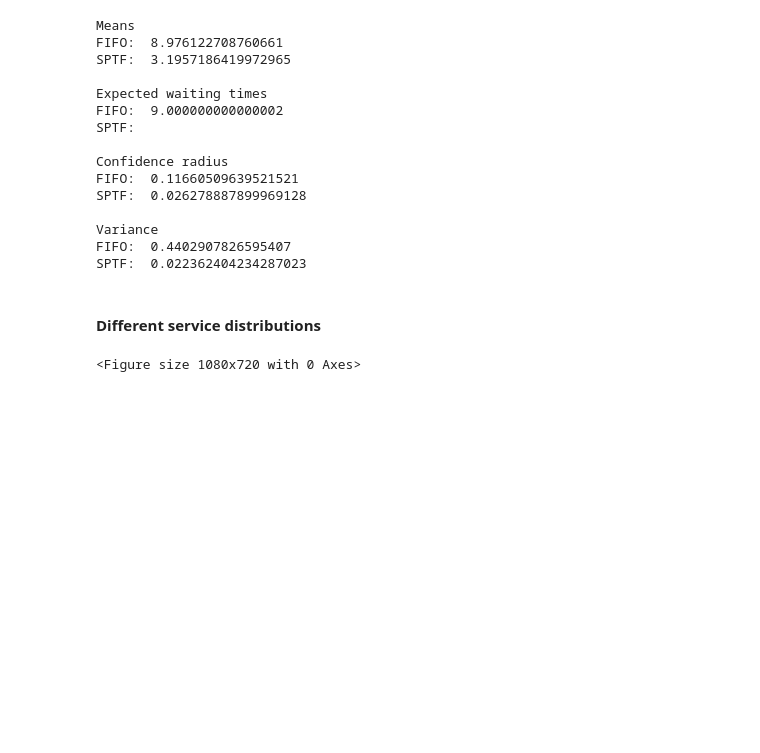
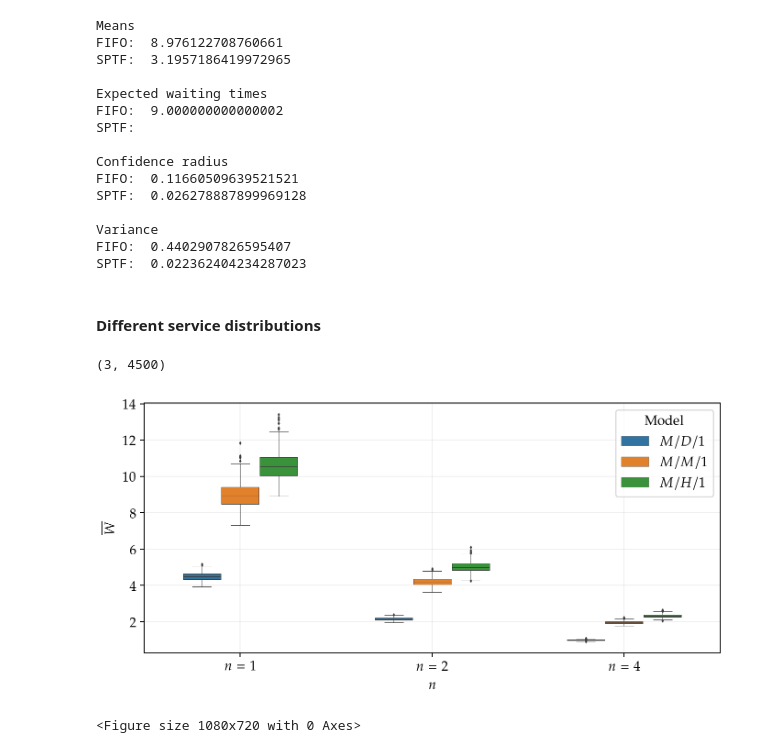
Before and after one commit to Maloup/Stochastic_assignment_2, a Jupyter notebook: Result_visualization.ipynb, the cells around one changed output. Drawn from its saved outputs; the diff is of its cells as text; code cells hidden in the pictures; blank space fills up the shorter version.

Commit message:
This boxplot almost gave me a nervous breakdown

```diff
--- a/Result_visualization.ipynb
+++ b/Result_visualization.ipynb
@@ -447,6 +447,59 @@ stats_data_dict["mh4"] =  shelf["stats_data_mh4"]
 t_range = shelf["t_range"]
 
 shelf.close()
+# %%
+fig = plt.figure(figsize=(9, 4))
+
+MM1 = np.array(stats_data_dict["mm1"])
+MM2 = np.array(stats_data_dict["mm2"])
+MM4 = np.array(stats_data_dict["mm4"])
+
+MD1 = np.array(stats_data_dict["md1"])
+MD2 = np.array(stats_data_dict["md2"])
+MD4 = np.array(stats_data_dict["md4"])
+
+MH1 = np.array(stats_data_dict["mh1"])
+MH2 = np.array(stats_data_dict["mh2"])
+MH4 = np.array(stats_data_dict["mh4"])
+
+data_n1_D = np.array([np.repeat("$n = 1$", len(MD1)), MD1])
+data_n2_D = np.array([np.repeat("$n = 2$", len(MD2)), MD2])
+data_n3_D = np.array([np.repeat("$n = 4$", len(MD4)), MD4])
+Data_D = np.concatenate([data_n1_D, data_n2_D, data_n3_D], axis = 1)
+labels = np.array([np.repeat("$M/D/1$",  len(Data_D[0,:]))])
+Data_D = np.concatenate((labels, Data_D), axis = 0)
+
+data_n1_M = np.array([np.repeat("$n = 1$", len(MM1)), MM1])
+data_n2_M = np.array([np.repeat("$n = 2$", len(MM2)), MM2])
+data_n3_M = np.array([np.repeat("$n = 4$", len(MM4)), MM4])
+Data_M = np.concatenate([data_n1_M, data_n2_M, data_n3_M], axis = 1)
+labels = np.array([np.repeat("$M/M/1$",  len(Data_M[0,:]))])
+Data_M = np.concatenate((labels, Data_M), axis = 0)
+
+data_n1_H = np.array([np.repeat("$n = 1$", len(MH1)), MH1])
+data_n2_H = np.array([np.repeat("$n = 2$", len(MH2)), MH2])
+data_n3_H = np.array([np.repeat("$n = 4$", len(MH4)), MH4])
+Data_H = np.concatenate([data_n1_H, data_n2_H, data_n3_H], axis = 1)
+labels = np.array([np.repeat("$M/H/1$",  len(Data_H[0,:]))])
+Data_H = np.concatenate((labels, Data_H), axis = 0)
+
+
+Data = np.concatenate([Data_D, Data_M, Data_H], axis = 1)
+print(Data.shape)
+
+df = pd.DataFrame(Data.T, columns = ["Model", "n", "E(W)"])
+df = df.astype({"E(W)": float})
+ax = sns.boxplot(x="n", y="E(W)", hue = "Model",  data=df, width = 0.6, zorder=3, linewidth=0.4, fliersize = 1)
+ax.set_axisbelow(True)
+plt.grid(alpha = 0.2, zorder=0)
+#plt.yscale("log")
+plt.ylabel("$\\overline{W}$")
+plt.xlabel("$n$")
+plt.savefig("figures/box_plot_1_2_4_rho0.90.pdf", bbox_inches="tight")
+plt.show()
+# %% [output]
+(3, 4500)
+[figure, added]
 # %%
 
 data_exp = np.array([np.repeat("$M/M/n$", len(stats_data_dict["mm1"])), stats_data_dict["mm1"], stats_data_dict["mm2"], stats_data_dict["mm4"]])
```
Also changed, not shown: parts of 1 cell of this notebook, 2 other files.
